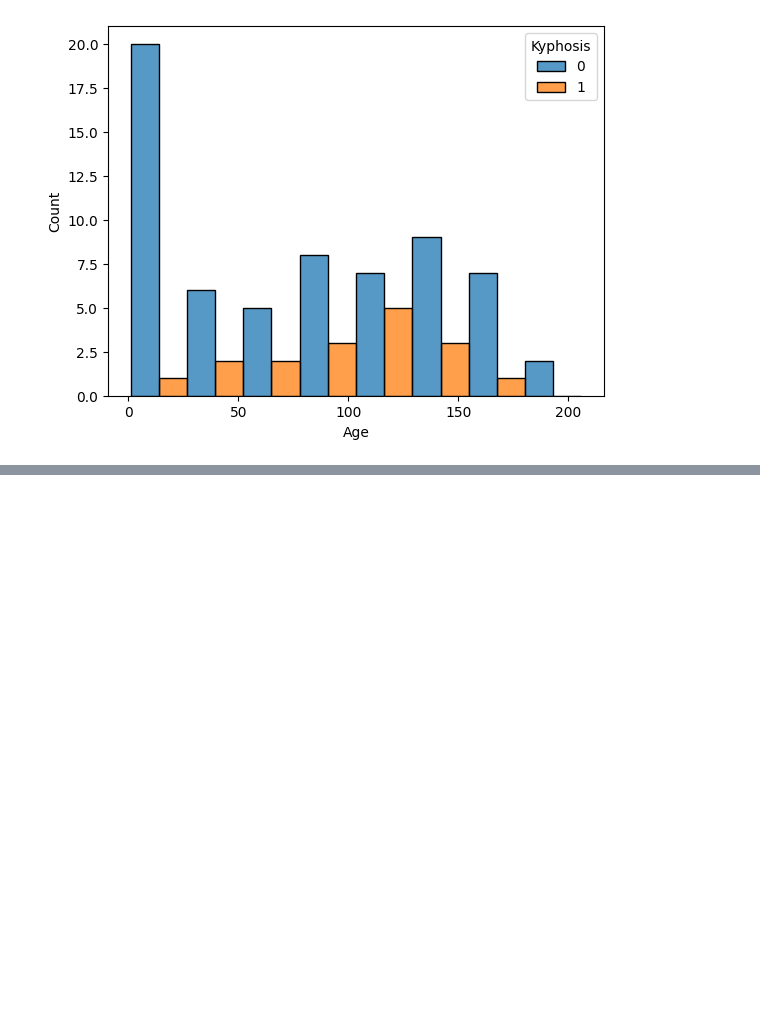
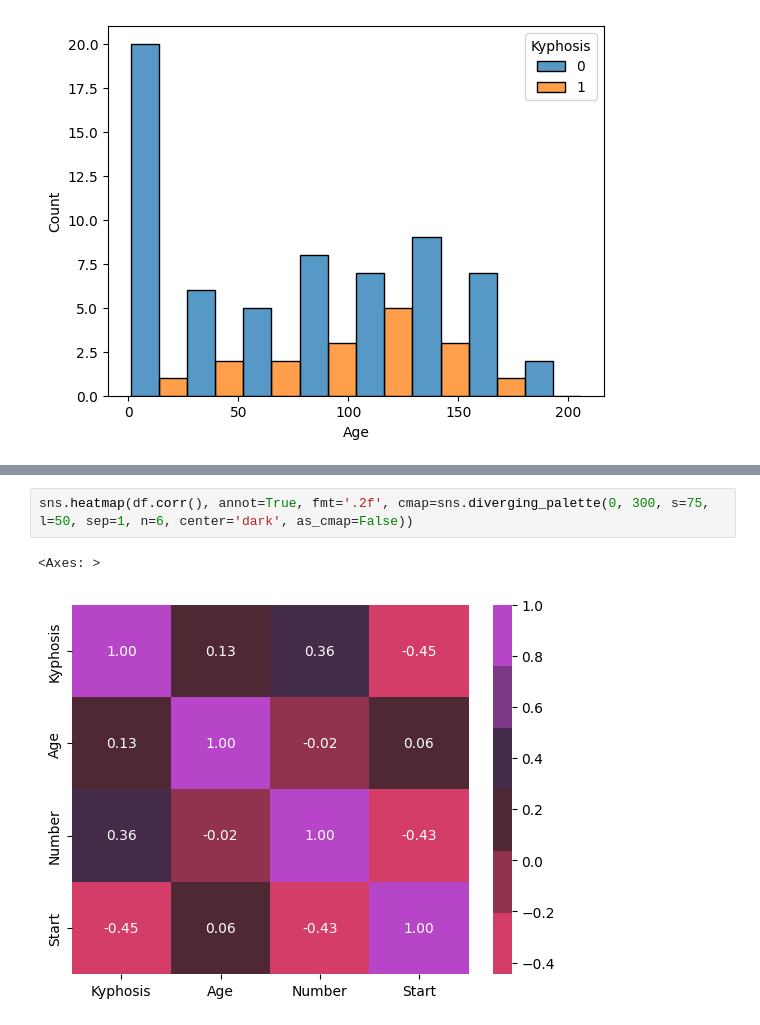
Before and after one commit to MaximillianJacob/Udemy, a Jupyter notebook: machine_learning_classification_bootcamp_in_python/py/4_DecisionTree_RandomForest/Decision Trees for Kyphosis Disease Classification - Questions.ipynb, the cells around one changed output, grey strips where cells are left out. Cells and saved outputs as stored; diff of their text form; blank space fills up the shorter version.

```diff
--- a/machine_learning_classification_bootcamp_in_python/py/4_DecisionTree_RandomForest/Decision Trees for Kyphosis Disease Classification - Questions.ipynb
+++ b/machine_learning_classification_bootcamp_in_python/py/4_DecisionTree_RandomForest/Decision Trees for Kyphosis Disease Classification - Questions.ipynb
@@ -864,0 +931,5 @@ sns.histplot(x='Age', data=df, hue='Kyphosis', multiple='dodge')
+# %%
+sns.heatmap(df.corr(), annot=True, fmt='.2f', cmap=sns.diverging_palette(0, 300, s=75, l=50, sep=1, n=6, center='dark', as_cmap=False))
+# %% [output]
+<Axes: >
+[figure, added]
```
Also changed, not shown: parts of 24 cells of this notebook.
